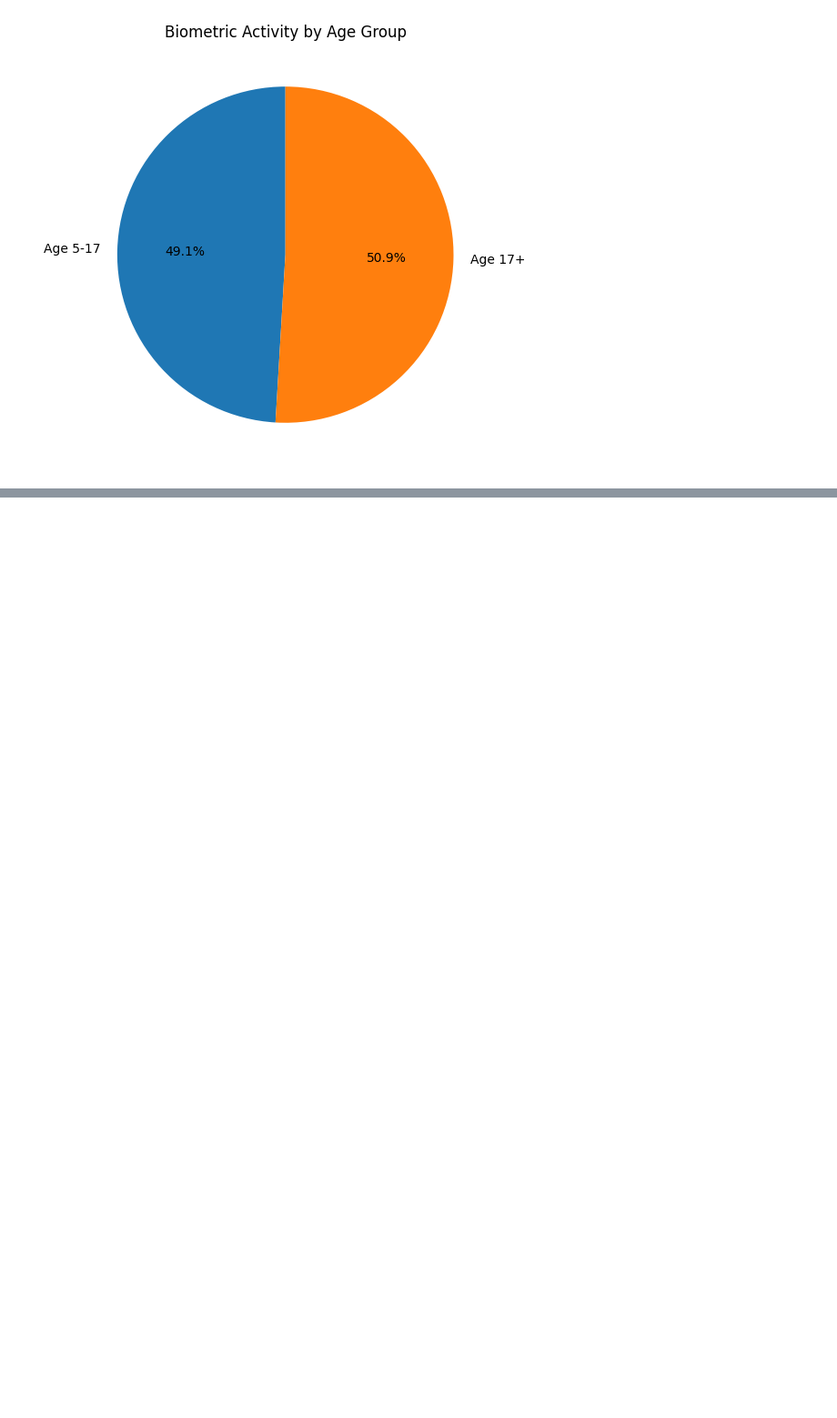
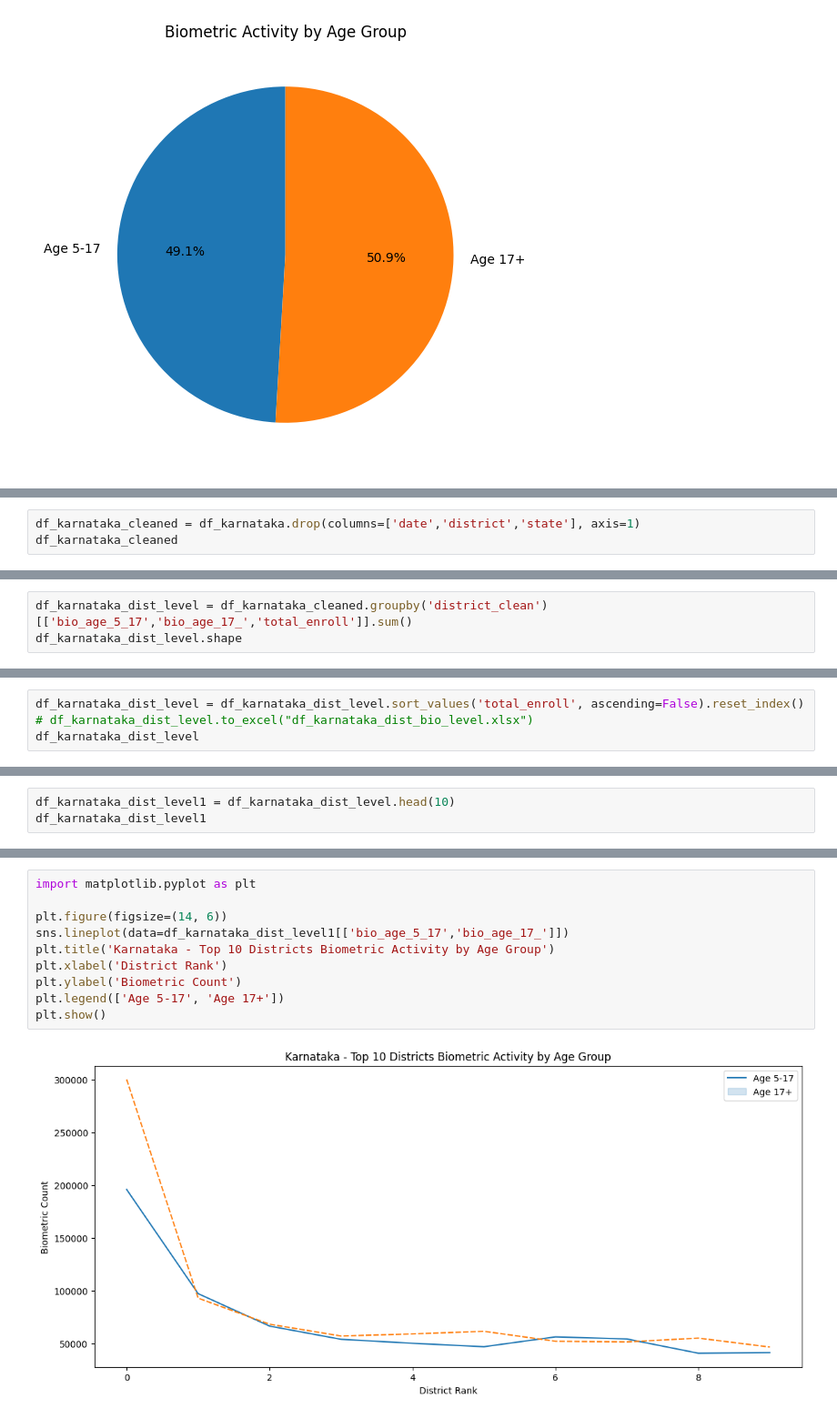
Before and after one commit to ashwin8332/UIDAI, a Jupyter notebook: api_data_aadhar_biometric/Biometric.ipynb, the cells around one changed output, grey strips where cells are left out. Shown at 91% size. Drawn from its saved outputs; the diff is of its cells as text; blank space fills up the shorter version.

```diff
--- a/api_data_aadhar_biometric/Biometric.ipynb
+++ b/api_data_aadhar_biometric/Biometric.ipynb
@@ -1065,0 +1490,3 @@ plt.show()
+# %%
+df_karnataka_cleaned = df_karnataka.drop(columns=['date','district','state'], axis=1)
+df_karnataka_cleaned
@@ -1065,0 +1509,3 @@ plt.show()
+# %%
+df_karnataka_dist_level = df_karnataka_cleaned.groupby('district_clean')[['bio_age_5_17','bio_age_17_','total_enroll']].sum()
+df_karnataka_dist_level.shape
@@ -1065,0 +1535,4 @@ plt.show()
+# %%
+df_karnataka_dist_level = df_karnataka_dist_level.sort_values('total_enroll', ascending=False).reset_index()
+# df_karnataka_dist_level.to_excel("df_karnataka_dist_bio_level.xlsx")
+df_karnataka_dist_level
@@ -1065,0 +1557,3 @@ plt.show()
+# %%
+df_karnataka_dist_level1 = df_karnataka_dist_level.head(10)
+df_karnataka_dist_level1
@@ -1065,0 +1572,12 @@ plt.show()
+# %%
+import matplotlib.pyplot as plt
+
+plt.figure(figsize=(14, 6))
+sns.lineplot(data=df_karnataka_dist_level1[['bio_age_5_17','bio_age_17_']])
+plt.title('Karnataka - Top 10 Districts Biometric Activity by Age Group')
+plt.xlabel('District Rank')
+plt.ylabel('Biometric Count')
+plt.legend(['Age 5-17', 'Age 17+'])
+plt.show()
+# %% [output]
+[figure, added]
```
Also changed, not shown: parts of 52 cells of this notebook.
